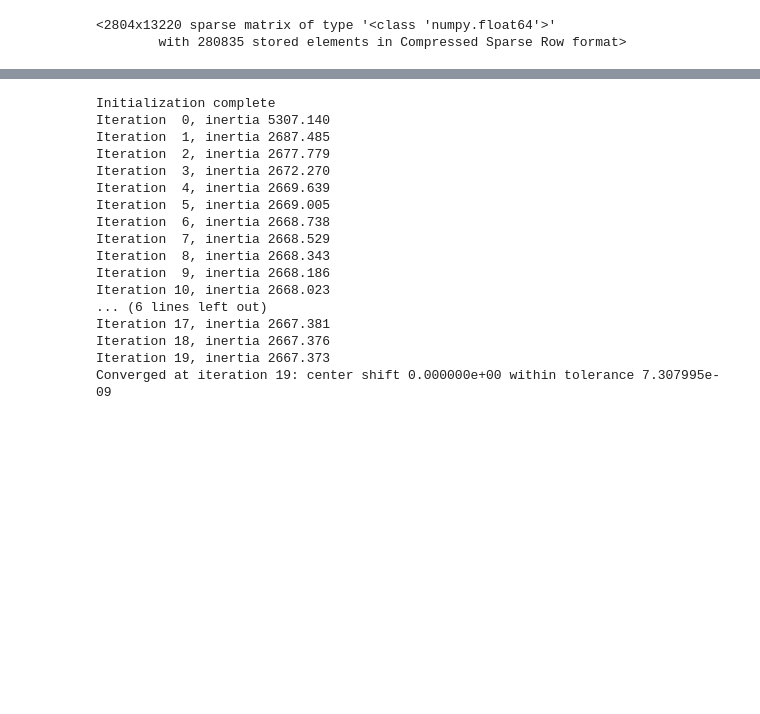
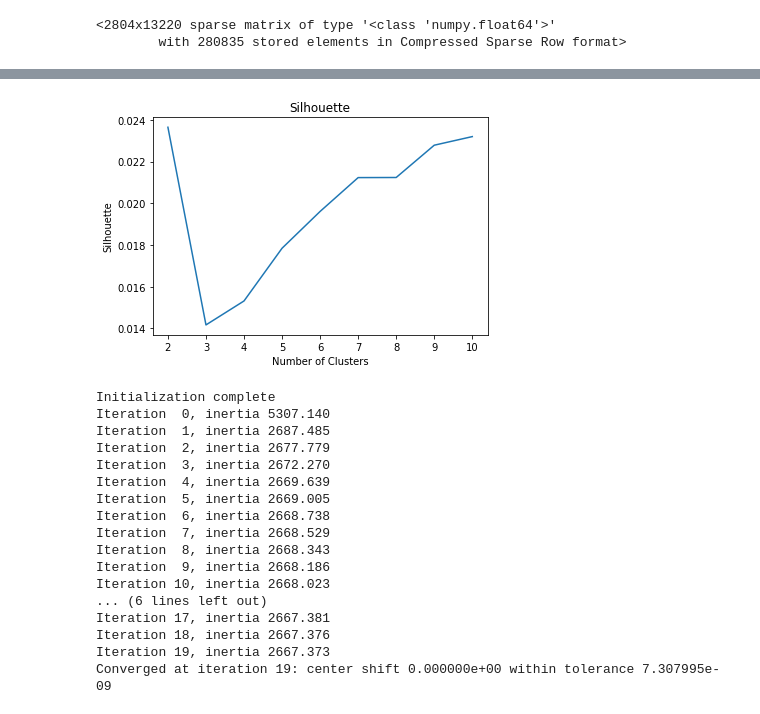
Before and after one commit to bansalrishi/MachineLearningWithPython_UD, a Jupyter notebook: 07. Classify Article.ipynb, the cells around one changed output, grey strips where cells are left out. Cells and saved outputs as stored; diff of their text form; code cells hidden in the pictures; blank space fills up the shorter version.

```diff
--- a/07. Classify Article.ipynb
+++ b/07. Classify Article.ipynb
@@ -60,3 +74,11 @@ Cluster = 10 wcss = 2556.24989937093
+# %%
+plt.plot(range(2, 11), silhouette)
+plt.title('Silhouette')
+plt.xlabel('Number of Clusters')
+plt.ylabel('Silhouette')
+plt.show()
+# %% [output]
+[figure, added]
 # %%
 #X[0]
 num_clus = 3
```
Also changed, not shown: parts of 1 cell of this notebook.
